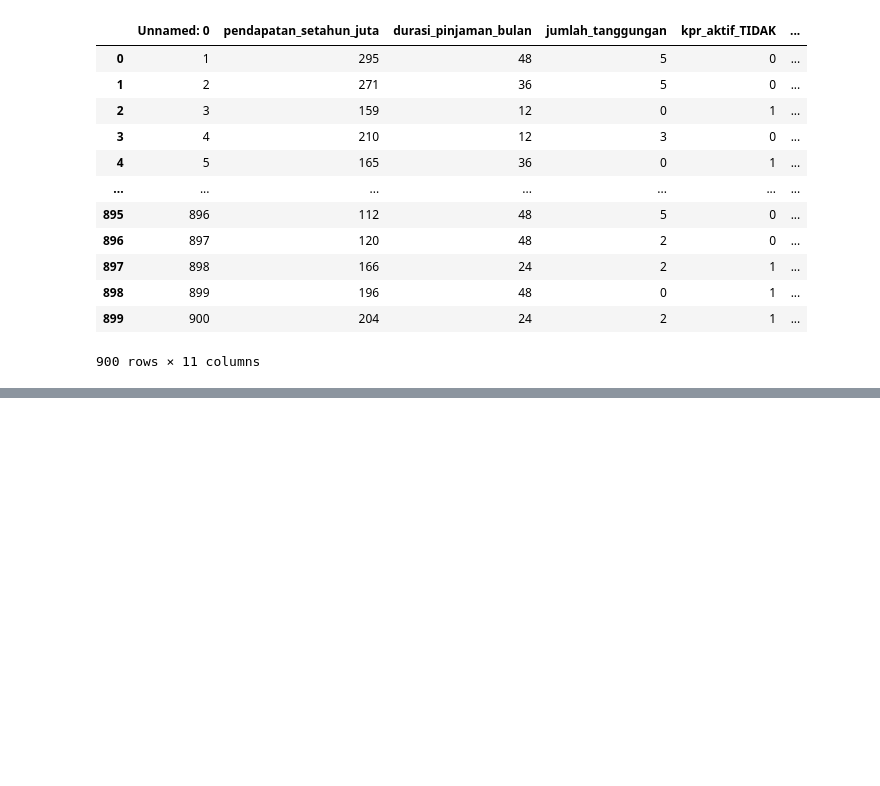
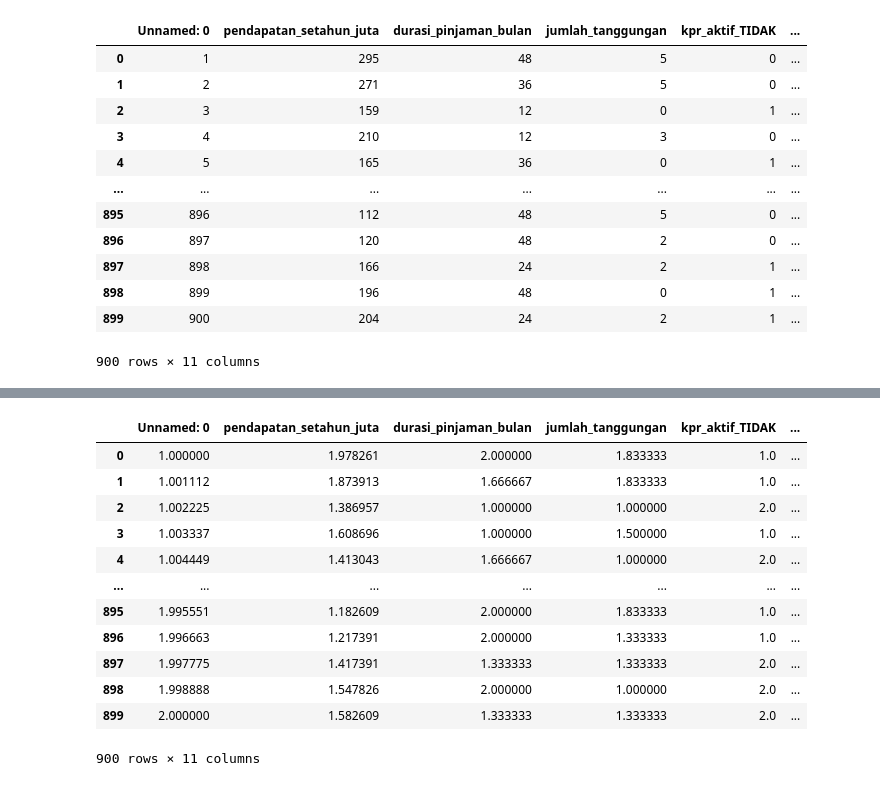
Before and after one commit to HambaliFitrianto/datamining, a Jupyter notebook: _sources/Categorical to numeric.ipynb, the cells around one changed output, grey strips where cells are left out. Drawn from its saved outputs; the diff is of its cells as text; code cells hidden in the pictures; blank space fills up the shorter version.

```diff
--- a/_sources/Categorical to numeric.ipynb
+++ b/_sources/Categorical to numeric.ipynb
@@ -122,6 +122,6 @@ data_hasil
 # %%
-fitur = data_hasil.drop(columns=['kode_kontrak', 'risk_rating'])
-fitur
+normalisasi_data = data_hasil.drop(columns=['kode_kontrak', 'risk_rating'])
+normalisasi_data
 # %% [output]
 |  | Unnamed: 0 | pendapatan_setahun_juta | durasi_pinjaman_bulan | jumlah_tanggungan | kpr_aktif_TIDAK | ... |
 | 0 | 1 | 295 | 48 | 5 | 0 | ... |
@@ -177,0 +173,7 @@ pd.DataFrame(hasil,columns=namaFitur)
+# %%
+# Min Max Scale dengan Min = 1 dan Max =2
+scaler = MinMaxScaler(feature_range=(1,2))
+model =scaler.fit(normalisasi_data)
+scaled_data2=model.transform(normalisasi_data)
+# print scaled features
+print(scaled_data2)
@@ -177,0 +188,17 @@ pd.DataFrame(hasil,columns=namaFitur)
+# %%
+data_MinMax2 = pd.DataFrame(scaled_data2, columns=normalisasi_data.columns.values)
+data_MinMax2
+# %% [output]
+|  | Unnamed: 0 | pendapatan_setahun_juta | durasi_pinjaman_bulan | jumlah_tanggungan | kpr_aktif_TIDAK | ... |
+| 0 | 1.000000 | 1.978261 | 2.000000 | 1.833333 | 1.0 | ... |
+| 1 | 1.001112 | 1.873913 | 1.666667 | 1.833333 | 1.0 | ... |
+| 2 | 1.002225 | 1.386957 | 1.000000 | 1.000000 | 2.0 | ... |
+| 3 | 1.003337 | 1.608696 | 1.000000 | 1.500000 | 1.0 | ... |
+| 4 | 1.004449 | 1.413043 | 1.666667 | 1.000000 | 2.0 | ... |
+| ... | ... | ... | ... | ... | ... | ... |
+| 895 | 1.995551 | 1.182609 | 2.000000 | 1.833333 | 1.0 | ... |
+| 896 | 1.996663 | 1.217391 | 2.000000 | 1.333333 | 1.0 | ... |
+| 897 | 1.997775 | 1.417391 | 1.333333 | 1.333333 | 2.0 | ... |
+| 898 | 1.998888 | 1.547826 | 2.000000 | 1.000000 | 2.0 | ... |
+| 899 | 2.000000 | 1.582609 | 1.333333 | 1.333333 | 2.0 | ... |
+900 rows × 11 columns
```
Also changed, not shown: parts of 11 cells of this notebook, 2 other files.
